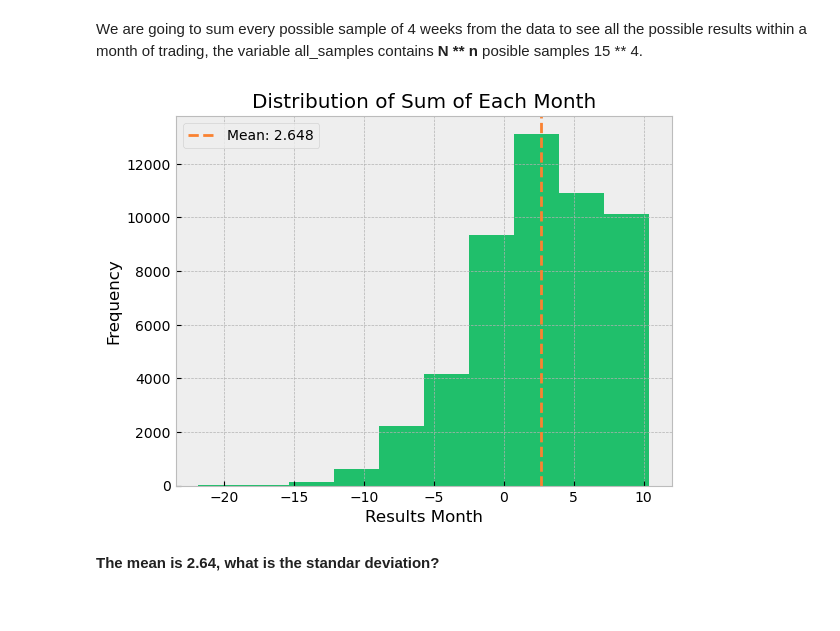
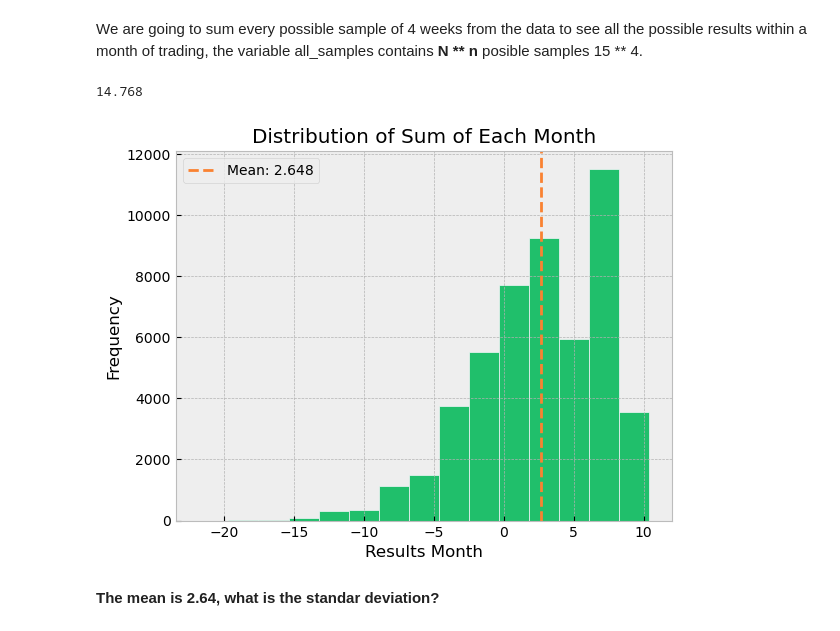
Before and after one commit to exio78/Data-Analysis, a Jupyter notebook: Probability/trading_roadmap/trading_projection_part_I.ipynb, the cells around one changed output. Drawn from its saved outputs; the diff is of its cells as text; code cells hidden in the pictures.

```diff
--- a/Probability/trading_roadmap/trading_projection_part_I.ipynb
+++ b/Probability/trading_roadmap/trading_projection_part_I.ipynb
@@ -352,13 +355,17 @@ for sample in all_samples:
+# %%
+max_sumed - min_sumed / 5  # If I want a lenght of 5 for each bucket I need around of 32 or 33 bins
+# %% [output]
+14.768
 # %%
-plt.hist(sumed_samples, color = "#20bf6b")
+plt.hist(sumed_samples, color = "#20bf6b", edgecolor = "#f5f6fa", bins = 15)
 plt.title("Distribution of Sum of Each Month")
 plt.ylabel("Frequency")
 plt.xlabel("Results Month")
 plt.axvline(np.mean(sumed_samples), color = "#fa8231", linestyle = "--", label = f"Mean: {np.mean(sumed_samples)}")
 plt.legend()
 plt.show()
 # %% [output]
-[figure, old version]
+[figure, new version]
 # %% [markdown]
 **The mean is 2.64, what is the standar deviation?**
 # %%
```
Also changed, not shown: parts of 11 cells of this notebook.
